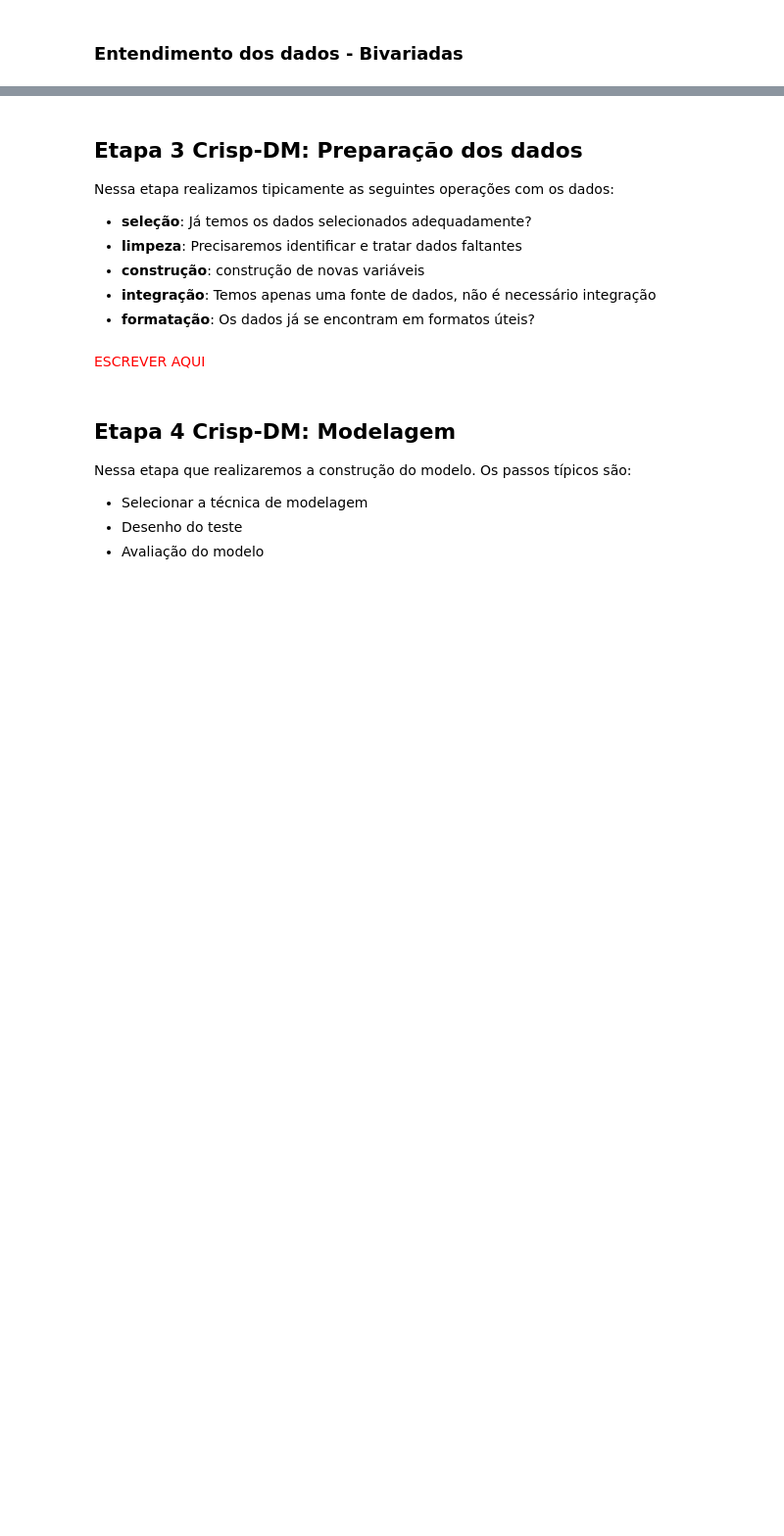
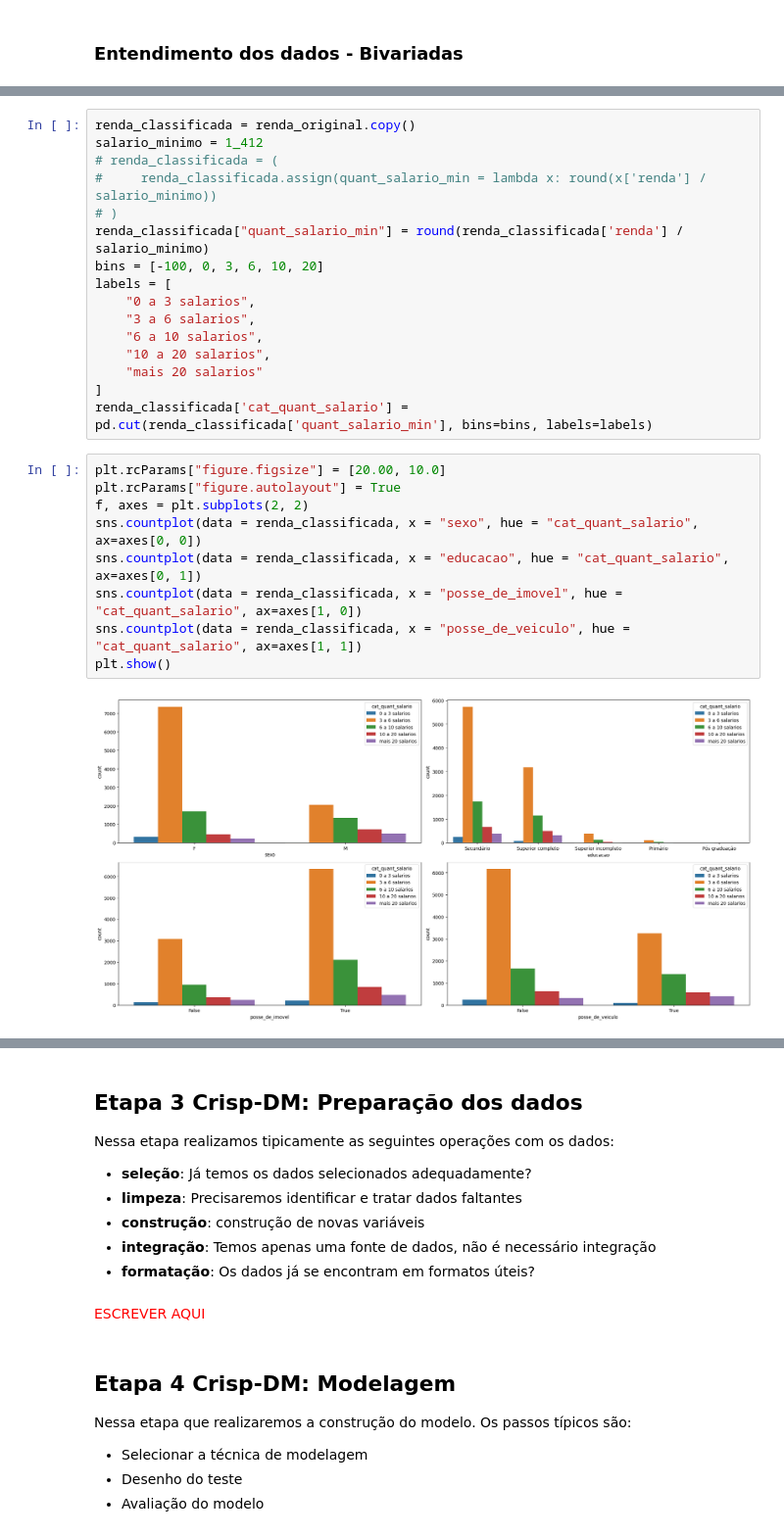
Before and after one commit to piresthiago10/estudos_data_science, a Jupyter notebook: modulo_16_encadeamento_metodos/projeto 2/projeto-2.ipynb, the cells around one changed output, grey strips where cells are left out. Shown at 98% size. Drawn from its saved outputs; the diff is of its cells as text; blank space fills up the shorter version.

```diff
--- a/modulo_16_encadeamento_metodos/projeto 2/projeto-2.ipynb
+++ b/modulo_16_encadeamento_metodos/projeto 2/projeto-2.ipynb
@@ -76,0 +193,27 @@ prof.to_file('./output/renda_analisys.html')
+# %%
+renda_classificada = renda_original.copy()
+salario_minimo = 1_412
+# renda_classificada = (
+#     renda_classificada.assign(quant_salario_min = lambda x: round(x['renda'] / salario_minimo))
+# )
+renda_classificada["quant_salario_min"] = round(renda_classificada['renda'] / salario_minimo)
+bins = [-100, 0, 3, 6, 10, 20]
+labels = [
+    "0 a 3 salarios",
+    "3 a 6 salarios",
+    "6 a 10 salarios",
+    "10 a 20 salarios",
+    "mais 20 salarios"
+]
+renda_classificada['cat_quant_salario'] = pd.cut(renda_classificada['quant_salario_min'], bins=bins, labels=labels)
+# %%
+plt.rcParams["figure.figsize"] = [20.00, 10.0]
+plt.rcParams["figure.autolayout"] = True
+f, axes = plt.subplots(2, 2)
+sns.countplot(data = renda_classificada, x = "sexo", hue = "cat_quant_salario", ax=axes[0, 0])
+sns.countplot(data = renda_classificada, x = "educacao", hue = "cat_quant_salario", ax=axes[0, 1])
+sns.countplot(data = renda_classificada, x = "posse_de_imovel", hue = "cat_quant_salario", ax=axes[1, 0])
+sns.countplot(data = renda_classificada, x = "posse_de_veiculo", hue = "cat_quant_salario", ax=axes[1, 1])
+plt.show()
+# %% [output]
+[figure, added]
```
Also changed, not shown: parts of 23 cells of this notebook, 1 other file.
